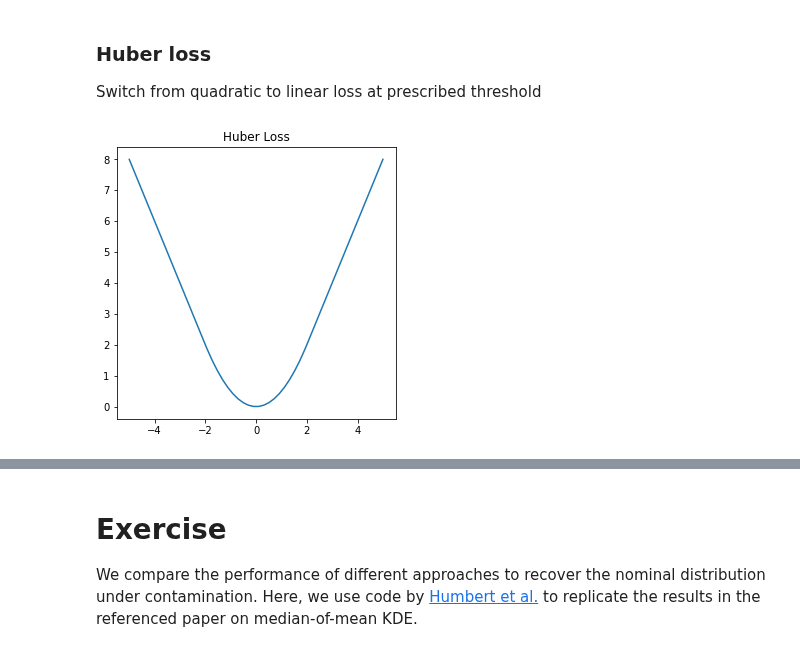
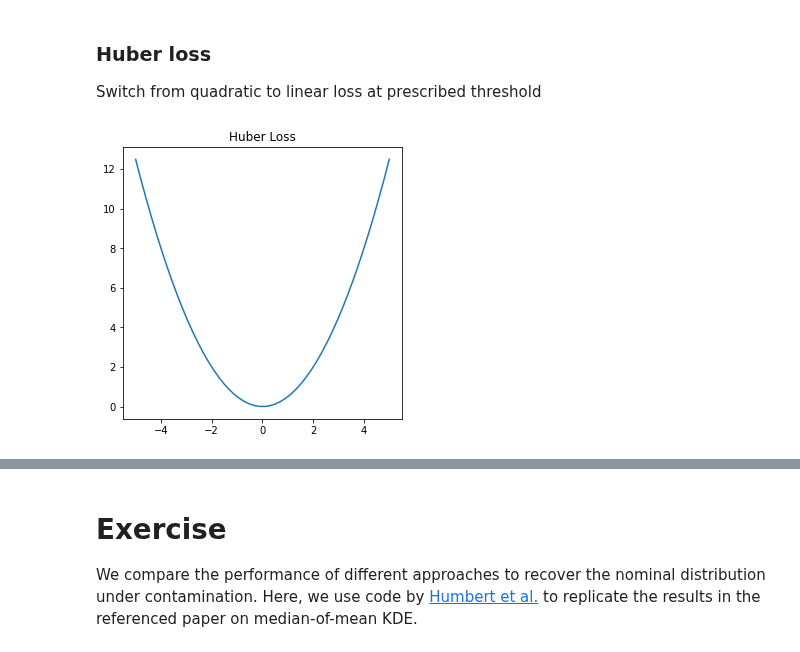
Before and after one commit to aai-institute/tfl-training-practical-anomaly-detection, a Jupyter notebook: notebooks/anomaly_detection_approaches.ipynb, the cells around one changed output, grey strips where cells are left out. Drawn from its saved outputs; the diff is of its cells as text; code cells hidden in the pictures.

```diff
--- a/notebooks/anomaly_detection_approaches.ipynb
+++ b/notebooks/anomaly_detection_approaches.ipynb
@@ -462,19 +468,19 @@ Switch from quadratic to linear loss at prescribed threshold
 # %%
 import numpy as np
 
 
 def huber(error, threshold):
     test = (np.abs(error) <= threshold)
     return (test * (error**2)/2) + ((1-test)*threshold*(np.abs(error) - threshold/2))
 
 x = np.linspace(-5, 5)
-y = huber(x, 2)
+y = huber(x, 100)
 
 plt.plot(x, y)
 plt.gca().set_title("Huber Loss")
 plt.show()
 # %% [output]
-[figure, old version]
+[figure, new version]
 # %% [markdown]
 ## KDE is a Mean
 
```
Also changed, not shown: parts of 17 cells of this notebook, 3 other files.
